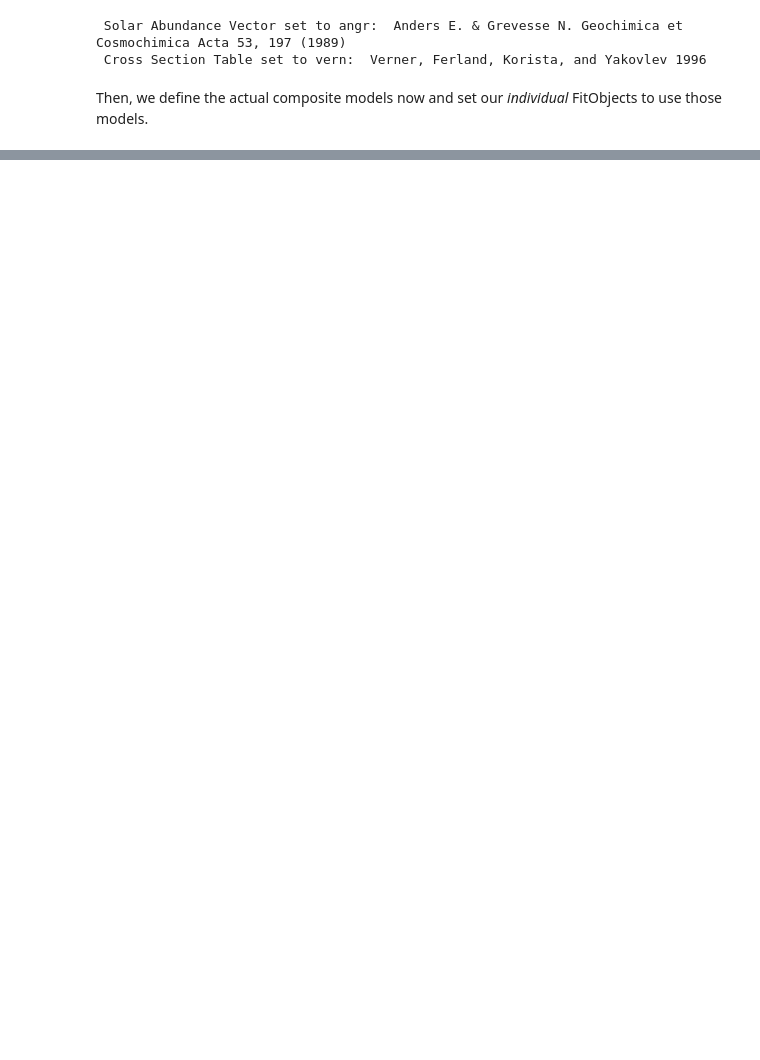
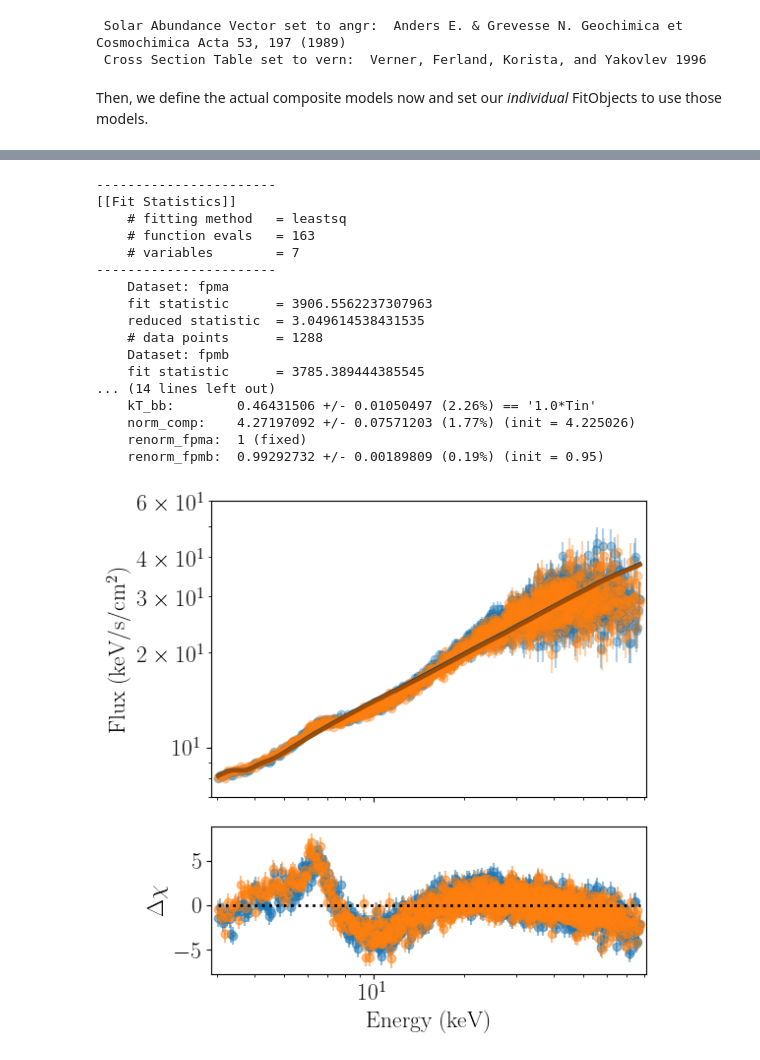
Before and after one commit to nDspec/nDspec, a Jupyter notebook: docs/fit_joint.ipynb, the cells around one changed output, grey strips where cells are left out. Saved outputs shown, nothing was run; the diff lists cells and outputs as text; code cells hidden in the pictures; blank space fills up the shorter version.

```diff
--- a/docs/fit_joint.ipynb
+++ b/docs/fit_joint.ipynb
@@ -353,0 +203,25 @@ And then we can use this new JointFit object to fit the data in exactly the same
+# %%
+nustar_joint.model_params['renorm_fpma'].vary=False
+nustar_joint.model_params['renorm_fpmb'].value=0.95
+# %%
+nustar_joint.fit_data()
+nustar_joint.joint_plot(units='eeunfold',xrange=[3,78],yrange=[7,60])
+# %% [output]
+-----------------------
+[[Fit Statistics]]
+    # fitting method   = leastsq
+    # function evals   = 163
+    # variables        = 7
+-----------------------
+    Dataset: fpma
+    fit statistic      = 3906.5562237307963
+    reduced statistic  = 3.049614538431535
+    # data points      = 1288
+    Dataset: fpmb
+    fit statistic      = 3785.389444385545
+... (14 lines left out)
+    kT_bb:        0.46431506 +/- 0.01050497 (2.26%) == '1.0*Tin'
+    norm_comp:    4.27197092 +/- 0.07571203 (1.77%) (init = 4.225026)
+    renorm_fpma:  1 (fixed)
+    renorm_fpmb:  0.99292732 +/- 0.00189809 (0.19%) (init = 0.95)
+[figure, added]
```
Also changed, not shown: parts of 22 cells of this notebook, 10 other files.
